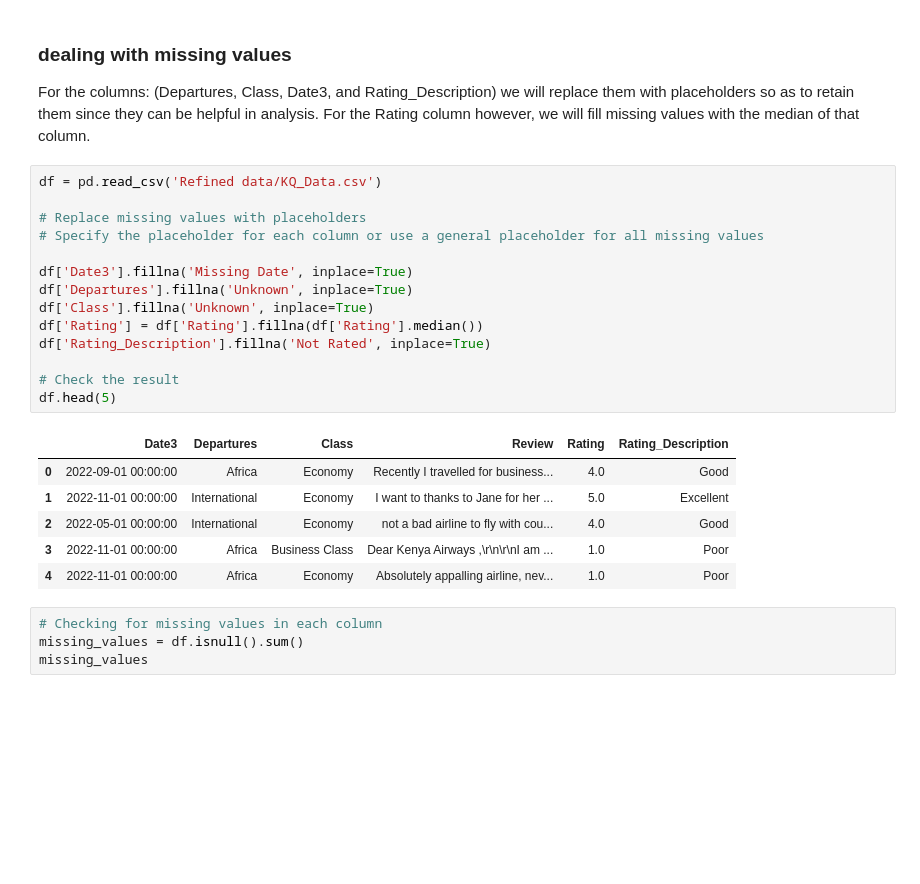
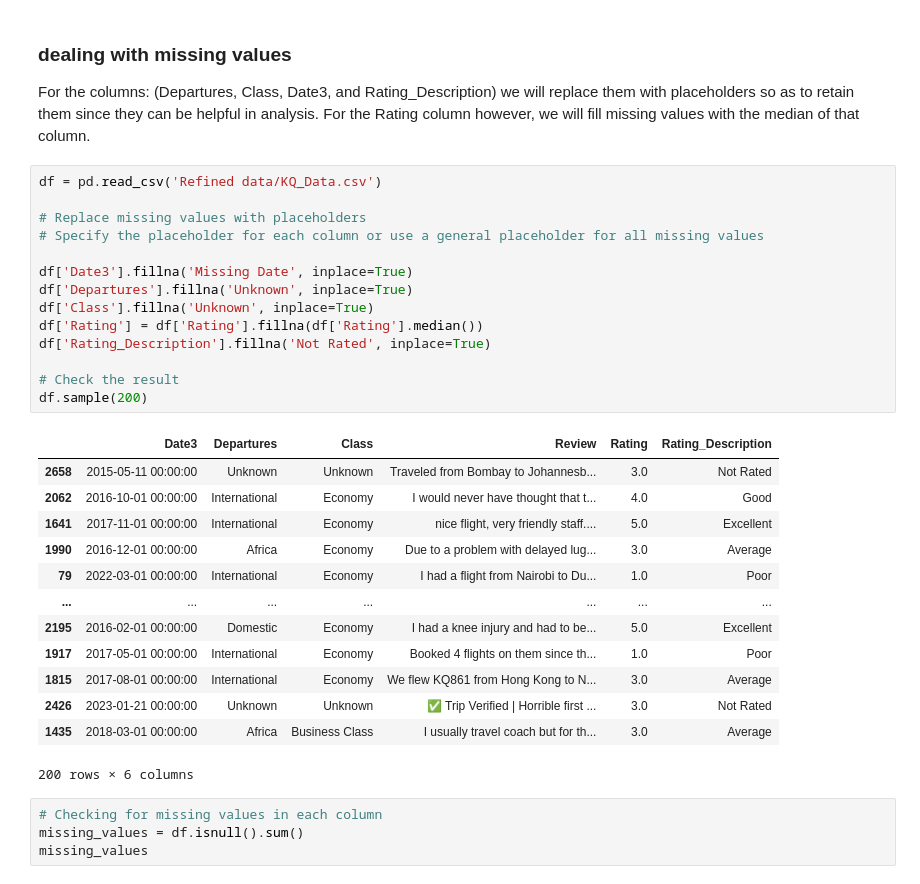
Before and after one commit to JEr1yAnalst/CAPSTONE-PROJECT-sentiment-analysis, a Jupyter notebook: notebook.ipynb, the cells around one changed output. Cells and saved outputs as stored; diff of their text form; blank space fills up the shorter version.

```diff
--- a/notebook.ipynb
+++ b/notebook.ipynb
@@ -333,24 +340,31 @@ For the columns: (Departures, Class, Date3, and Rating_Description) we will repl
 # %%
 df = pd.read_csv('Refined data/KQ_Data.csv')
 
 # Replace missing values with placeholders
 # Specify the placeholder for each column or use a general placeholder for all missing values
 
 df['Date3'].fillna('Missing Date', inplace=True)
 df['Departures'].fillna('Unknown', inplace=True)
 df['Class'].fillna('Unknown', inplace=True)
 df['Rating'] = df['Rating'].fillna(df['Rating'].median())
 df['Rating_Description'].fillna('Not Rated', inplace=True)
 
 # Check the result
-df.head(5)
+df.sample(200)
 # %% [output]
 |  | Date3 | Departures | Class | Review | Rating | Rating_Description |
-| 0 | 2022-09-01 00:00:00 | Africa | Economy | Recently I travelled for business... | 4.0 | Good |
-| 1 | 2022-11-01 00:00:00 | International | Economy | I want to thanks to Jane for her ... | 5.0 | Excellent |
-| 2 | 2022-05-01 00:00:00 | International | Economy | not a bad airline to fly with cou... | 4.0 | Good |
-| 3 | 2022-11-01 00:00:00 | Africa | Business Class | Dear Kenya Airways ,\r\n\r\nI am ... | 1.0 | Poor |
-| 4 | 2022-11-01 00:00:00 | Africa | Economy | Absolutely appalling airline, nev... | 1.0 | Poor |
+| 2658 | 2015-05-11 00:00:00 | Unknown | Unknown | Traveled from Bombay to Johannesb... | 3.0 | Not Rated |
+| 2062 | 2016-10-01 00:00:00 | International | Economy | I would never have thought that t... | 4.0 | Good |
+| 1641 | 2017-11-01 00:00:00 | International | Economy | nice flight, very friendly staff.... | 5.0 | Excellent |
+| 1990 | 2016-12-01 00:00:00 | Africa | Economy | Due to a problem with delayed lug... | 3.0 | Average |
+| 79 | 2022-03-01 00:00:00 | International | Economy | I had a flight from Nairobi to Du... | 1.0 | Poor |
+| ... | ... | ... | ... | ... | ... | ... |
+| 2195 | 2016-02-01 00:00:00 | Domestic | Economy | I had a knee injury and had to be... | 5.0 | Excellent |
+| 1917 | 2017-05-01 00:00:00 | International | Economy | Booked 4 flights on them since th... | 1.0 | Poor |
+| 1815 | 2017-08-01 00:00:00 | International | Economy | We flew KQ861 from Hong Kong to N... | 3.0 | Average |
+| 2426 | 2023-01-21 00:00:00 | Unknown | Unknown | ✅ Trip Verified | Horrible first ... | 3.0 | Not Rated |
+| 1435 | 2018-03-01 00:00:00 | Africa | Business Class | I usually travel coach but for th... | 3.0 | Average |
+200 rows × 6 columns
 # %%
 # Checking for missing values in each column
 missing_values = df.isnull().sum()
```
Also changed, not shown: parts of 33 cells of this notebook.
